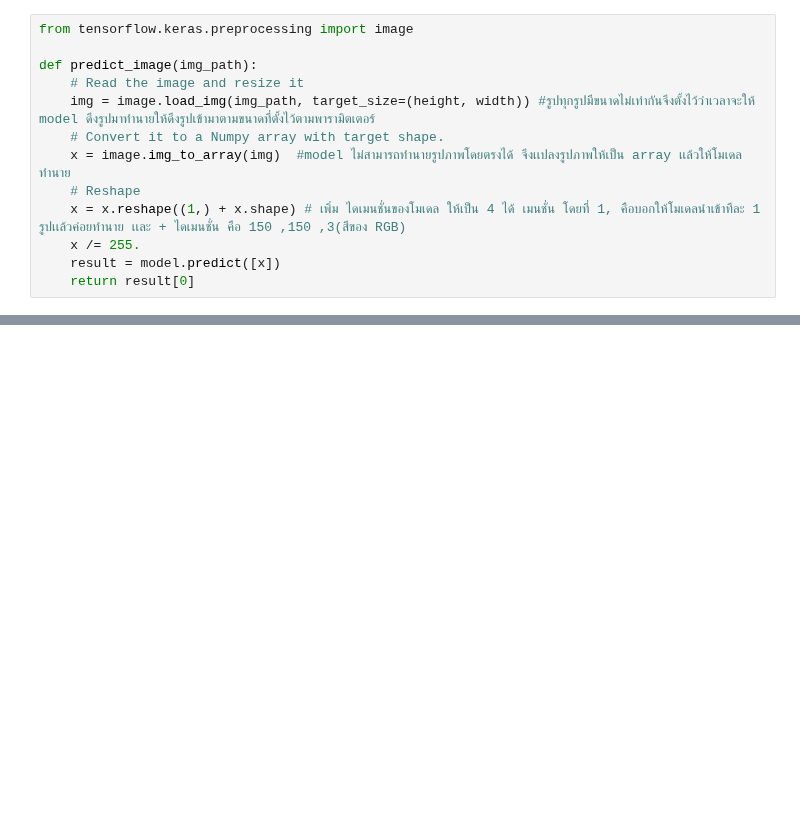
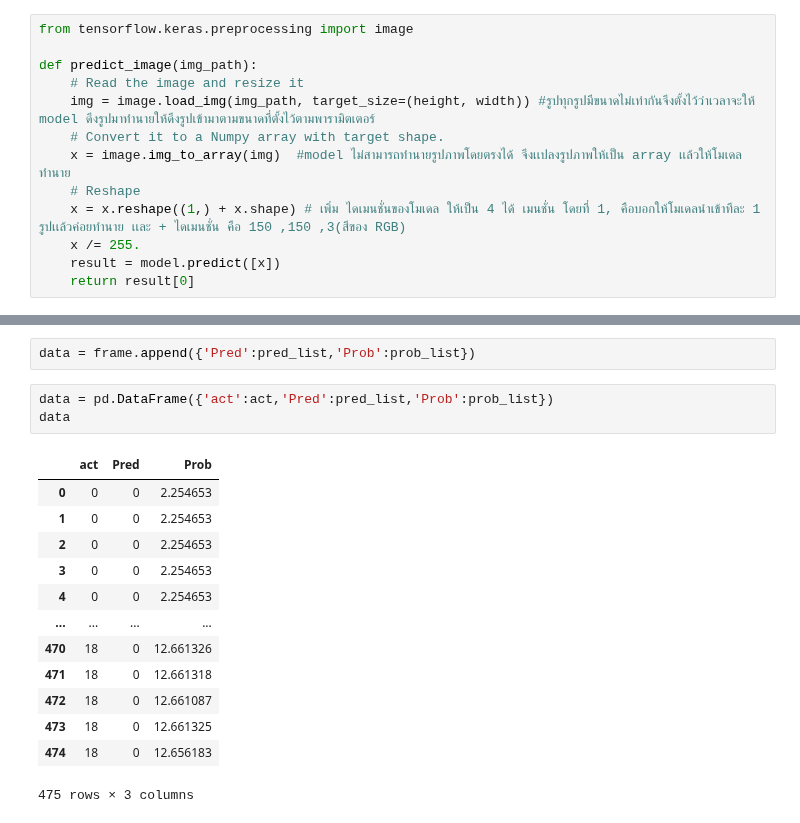
Before and after one commit to Wanita-8943/efficientnet_keras_transfer_learning, a Jupyter notebook: โอเค_1M_Predict_dataframe_Male18_500.ipynb, the cells around one changed output, grey strips where cells are left out. Cells and saved outputs as stored; diff of their text form; blank space fills up the shorter version.

```diff
--- a/โอเค_1M_Predict_dataframe_Male18_500.ipynb
+++ b/โอเค_1M_Predict_dataframe_Male18_500.ipynb
@@ -194,3 +194,22 @@ for i in range(0,len(img_path)):
+# %%
+data = frame.append({'Pred':pred_list,'Prob':prob_list})
+# %%
+data = pd.DataFrame({'act':act,'Pred':pred_list,'Prob':prob_list})
+data
+# %% [output]
+|  | act | Pred | Prob |
+| 0 | 0 | 0 | 2.254653 |
+| 1 | 0 | 0 | 2.254653 |
+| 2 | 0 | 0 | 2.254653 |
+| 3 | 0 | 0 | 2.254653 |
+| 4 | 0 | 0 | 2.254653 |
+| ... | ... | ... | ... |
+| 470 | 18 | 0 | 12.661326 |
+| 471 | 18 | 0 | 12.661318 |
+| 472 | 18 | 0 | 12.661087 |
+| 473 | 18 | 0 | 12.661325 |
+| 474 | 18 | 0 | 12.656183 |
+475 rows × 3 columns
 # %%
 pred_list
 # %% [output]
```
Also changed, not shown: parts of 10 cells of this notebook.
